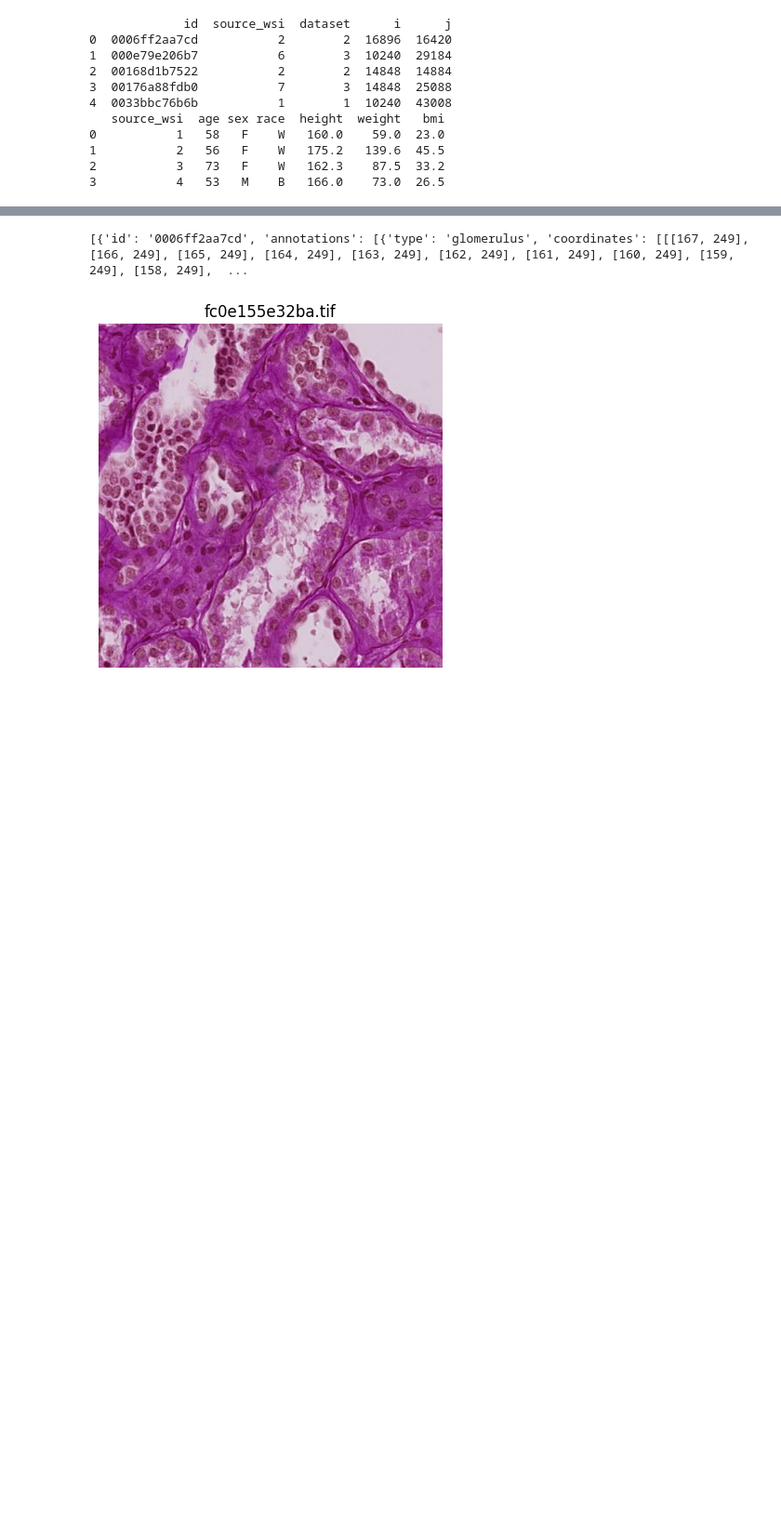
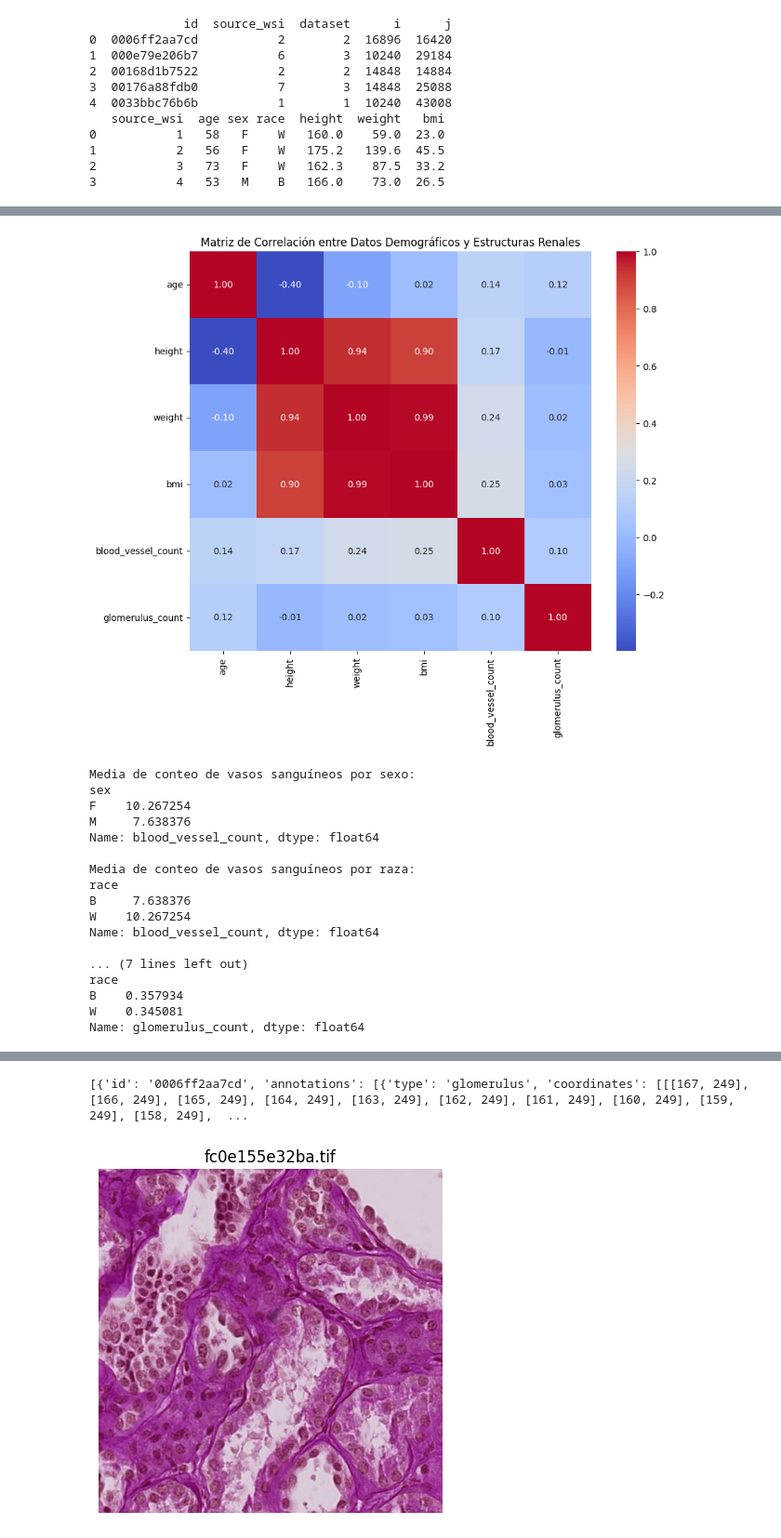
Before and after one commit to guzmanalejandra/Proyecto2-DS, a Jupyter notebook: main.ipynb, the cells around one changed output, grey strips where cells are left out. Shown at 93% size. Drawn from its saved outputs; the diff is of its cells as text; code cells hidden in the pictures; blank space fills up the shorter version.

```diff
--- a/main.ipynb
+++ b/main.ipynb
@@ -29,0 +33,55 @@ print(wsi_meta_df.head())
+# %%
+import pandas as pd
+import seaborn as sns
+import matplotlib.pyplot as plt
+
+# Asegúrate de que el archivo CSV esté en la misma carpeta que este script o proporciona la ruta completa al archivo
+data = pd.read_csv('./Final.csv')
+
+# Convertir 'sex' y 'race' a variables categóricas si aún no lo están
+data['sex'] = data['sex'].astype('category')
+data['race'] = data['race'].astype('category')
+
+# Calcular la correlación de Pearson para las variables continuas
+correlation_matrix = data[['age', 'height', 'weight', 'bmi', 'blood_vessel_count', 'glomerulus_count']].corr()
+
+# Visualización de la matriz de correlación
+plt.figure(figsize=(10, 8))
+sns.heatmap(correlation_matrix, annot=True, cmap='coolwarm', fmt='.2f')
+plt.title('Matriz de Correlación entre Datos Demográficos y Estructuras Renales')
+plt.show()
+
+
+# Análisis de la diferencia de medias para 'sex' y 'race'
+blood_vessel_sex_comparison = data.groupby('sex')['blood_vessel_count'].mean()
+blood_vessel_race_comparison = data.groupby('race')['blood_vessel_count'].mean()
+glomerulus_sex_comparison = data.groupby('sex')['glomerulus_count'].mean()
+glomerulus_race_comparison = data.groupby('race')['glomerulus_count'].mean()
+
+print('Media de conteo de vasos sanguíneos por sexo:')
+print(blood_vessel_sex_comparison)
+print('\nMedia de conteo de vasos sanguíneos por raza:')
+print(blood_vessel_race_comparison)
+print('\nMedia de conteo de glomérulos por sexo:')
+print(glomerulus_sex_comparison)
+print('\nMedia de conteo de glomérulos por raza:')
+print(glomerulus_race_comparison)
+# %% [output]
+[figure, added]
+Media de conteo de vasos sanguíneos por sexo:
+sex
+F    10.267254
+M     7.638376
+Name: blood_vessel_count, dtype: float64
+
+Media de conteo de vasos sanguíneos por raza:
+race
+B     7.638376
+W    10.267254
+Name: blood_vessel_count, dtype: float64
+
+... (7 lines left out)
+race
+B    0.357934
+W    0.345081
+Name: glomerulus_count, dtype: float64
```
Also changed, not shown: parts of 3 cells of this notebook, 1 other file.
